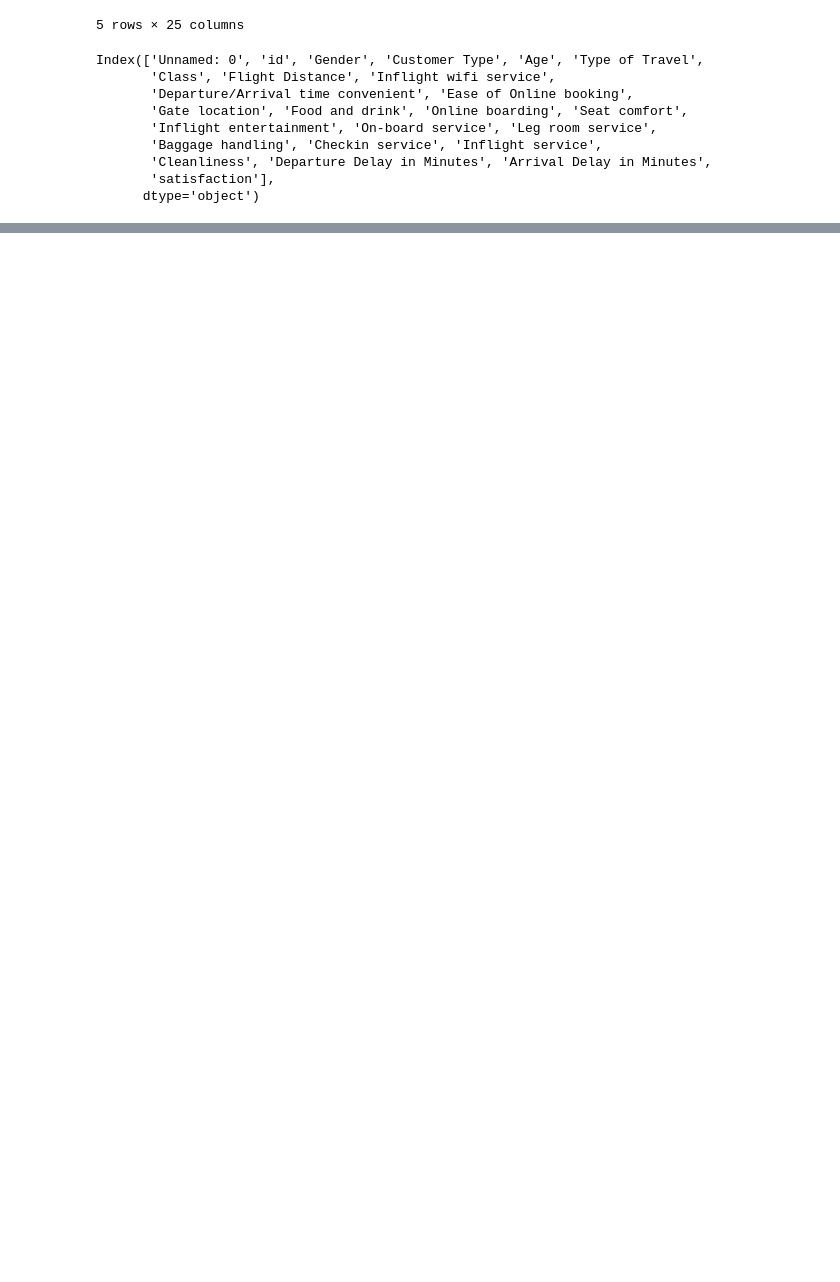
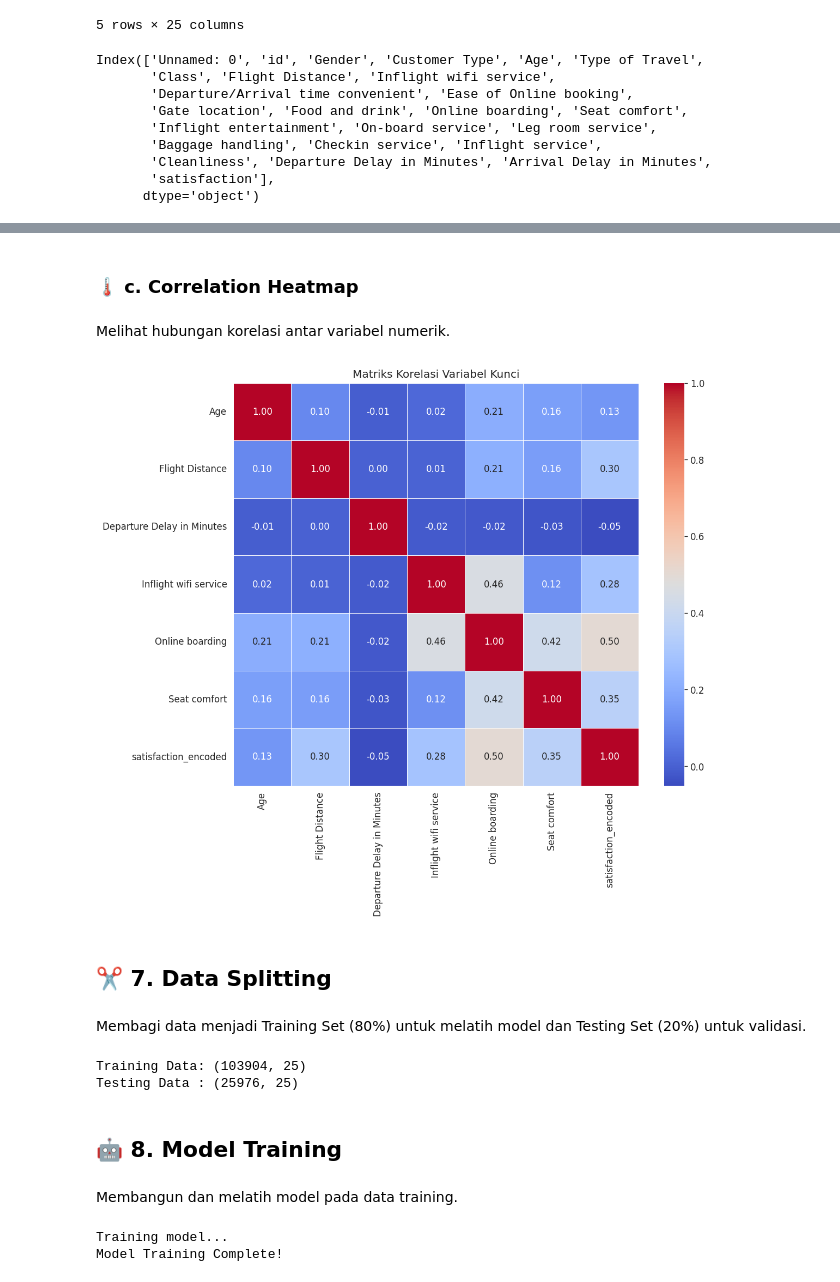
Before and after one commit to m-mukhlis/tubes_pda, a Jupyter notebook: aircraft_satisfaction.ipynb, the cells around one changed output, grey strips where cells are left out. Saved outputs shown, nothing was run; the diff lists cells and outputs as text; code cells hidden in the pictures; blank space fills up the shorter version.

```diff
--- a/aircraft_satisfaction.ipynb
+++ b/aircraft_satisfaction.ipynb
@@ -113,0 +202,51 @@ max                1.000000       3.000000
+# %% [markdown]
+### 🌡️ c. Correlation Heatmap
+# %% [markdown]
+Melihat hubungan korelasi antar variabel numerik.
+# %%
+#Select numeric columns, key service ratings, and target encoded features
+cols_to_corr = ['Age', 'Flight Distance', 'Departure Delay in Minutes',
+                'Inflight wifi service', 'Online boarding', 'Seat comfort',
+                'satisfaction_encoded']
+
+plt.figure(figsize=(10, 8))
+correlation = df_clean[cols_to_corr].corr()
+
+# Plot heatmap
+sns.heatmap(correlation, annot=True, fmt=".2f", cmap='coolwarm', linewidths=0.5)
+plt.title('Matriks Korelasi Variabel Kunci')
+plt.show()
+# %% [output]
+[figure, added]
+# %% [markdown]
+## ✂️ 7. Data Splitting
+# %% [markdown]
+Membagi data menjadi Training Set (80%) untuk melatih model dan Testing Set (20%) untuk validasi.
+# %%
+# Define X (Features) and y (Target)
+X = df_final.drop(columns=['satisfaction_encoded'])
+y = df_final['satisfaction_encoded']
+
+# Split Data (80% Train, 20% Test)
+X_train, X_test, y_train, y_test = train_test_split(X, y, test_size=0.2, random_state=42)
+
+print(f"Training Data: {X_train.shape}")
+print(f"Testing Data : {X_test.shape}")
+# %% [output]
+Training Data: (103904, 25)
+Testing Data : (25976, 25)
+# %% [markdown]
+## 🤖 8. Model Training
+# %% [markdown]
+Membangun dan melatih model pada data training.
+# %%
+# Initialize Random Forest Model
+rf_model = RandomForestClassifier(n_estimators=100, random_state=42)
+
+# Training
+print("Training model...")
+rf_model.fit(X_train, y_train)
+print("Model Training Complete!")
+# %% [output]
+Training model...
+Model Training Complete!
```
Also changed, not shown: parts of 39 cells of this notebook, 1 other file.
